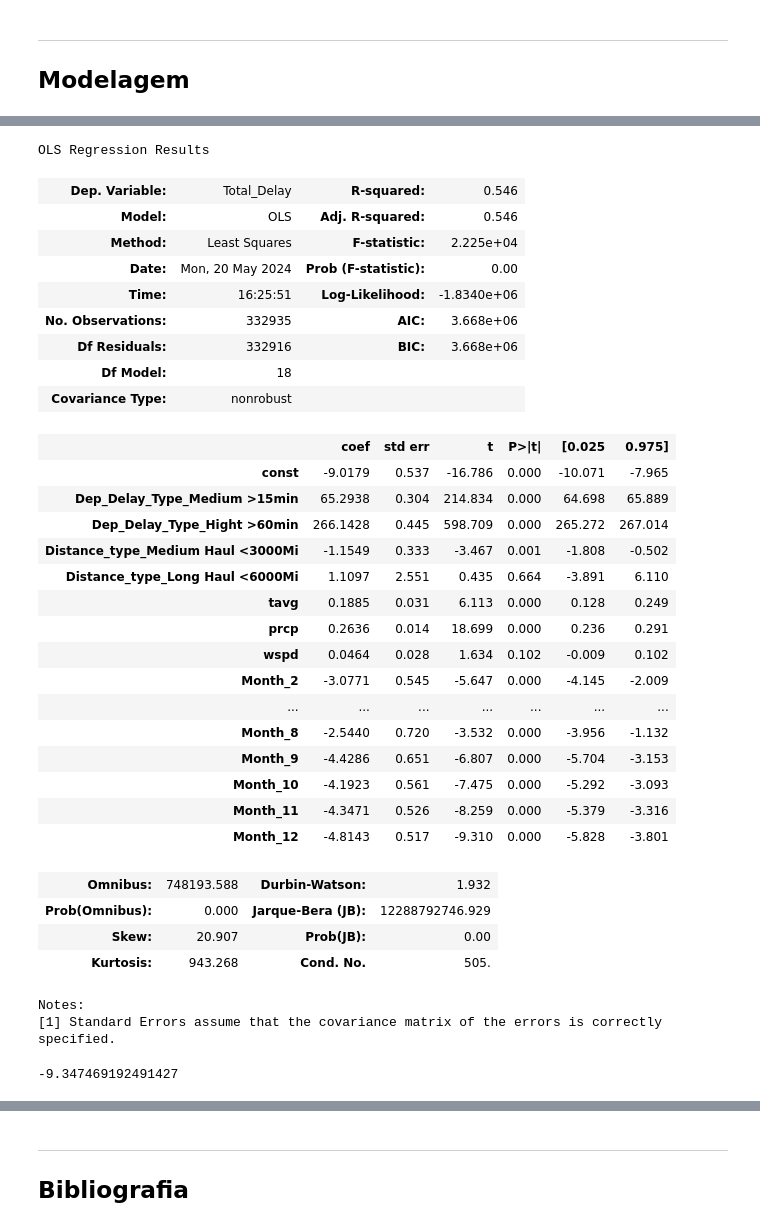
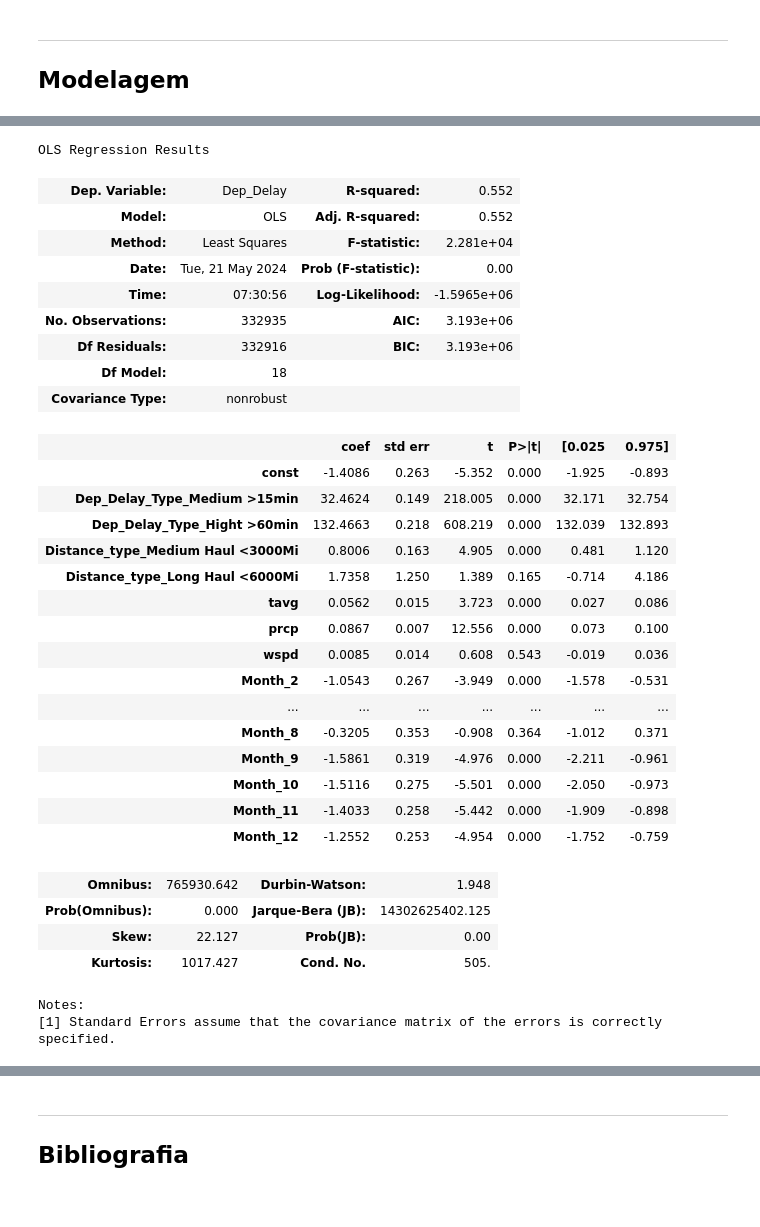
Before and after one commit to thomaskmk/cdados-3, a Jupyter notebook: teste.ipynb, the cells around one changed output, grey strips where cells are left out. Saved outputs shown, nothing was run; the diff lists cells and outputs as text; code cells hidden in the pictures.

Commit message:
outros modelos

```diff
--- a/teste.ipynb
+++ b/teste.ipynb
@@ -432,3 +429,6 @@ plt.show()
 # %% [markdown]
 ----
 ## Modelagem
+# %%
+dados_quant = dados[['Dep_Delay','Dep_Delay_Type_Medium >15min', 'Dep_Delay_Type_Hight >60min', 'Distance_type_Medium Haul <3000Mi', 'Distance_type_Long Haul <6000Mi', 'tavg', 'prcp', 'wspd', 'Month_2', 'Month_3', 'Month_4', 'Month_5', 'Month_6', 'Month_7','Month_8', 'Month_9', 'Month_10', 'Month_11', 'Month_12']]
+dados_quant.head(5)
@@ -435,40 +442,40 @@ plt.show()
 # %%
-X = dados_quant.drop('Total_Delay', axis=1)
-Y = dados_quant['Total_Delay']
+X = dados_quant.drop('Dep_Delay', axis=1)
+Y = dados_quant['Dep_Delay']
 
 results = regress(Y, X)
 results.summary()
 # %% [output]
 OLS Regression Results
-| Dep. Variable: | Total_Delay | R-squared: | 0.546 |
-| Model: | OLS | Adj. R-squared: | 0.546 |
-| Method: | Least Squares | F-statistic: | 2.225e+04 |
-| Date: | Mon, 20 May 2024 | Prob (F-statistic): | 0.00 |
-| Time: | 16:25:51 | Log-Likelihood: | -1.8340e+06 |
-| No. Observations: | 332935 | AIC: | 3.668e+06 |
-| Df Residuals: | 332916 | BIC: | 3.668e+06 |
+| Dep. Variable: | Dep_Delay | R-squared: | 0.552 |
+| Model: | OLS | Adj. R-squared: | 0.552 |
+| Method: | Least Squares | F-statistic: | 2.281e+04 |
+| Date: | Tue, 21 May 2024 | Prob (F-statistic): | 0.00 |
+| Time: | 07:30:56 | Log-Likelihood: | -1.5965e+06 |
+| No. Observations: | 332935 | AIC: | 3.193e+06 |
+| Df Residuals: | 332916 | BIC: | 3.193e+06 |
 | Df Model: | 18 |  |  |
 | Covariance Type: | nonrobust |  |  |
 |  | coef | std err | t | P>|t| | [0.025 | 0.975] |
-| const | -9.0179 | 0.537 | -16.786 | 0.000 | -10.071 | -7.965 |
-| Dep_Delay_Type_Medium >15min | 65.2938 | 0.304 | 214.834 | 0.000 | 64.698 | 65.889 |
-| Dep_Delay_Type_Hight >60min | 266.1428 | 0.445 | 598.709 | 0.000 | 265.272 | 267.014 |
-| Distance_type_Medium Haul <3000Mi | -1.1549 | 0.333 | -3.467 | 0.001 | -1.808 | -0.502 |
-| Distance_type_Long Haul <6000Mi | 1.1097 | 2.551 | 0.435 | 0.664 | -3.891 | 6.110 |
-| tavg | 0.1885 | 0.031 | 6.113 | 0.000 | 0.128 | 0.249 |
-| prcp | 0.2636 | 0.014 | 18.699 | 0.000 | 0.236 | 0.291 |
-| wspd | 0.0464 | 0.028 | 1.634 | 0.102 | -0.009 | 0.102 |
-| Month_2 | -3.0771 | 0.545 | -5.647 | 0.000 | -4.145 | -2.009 |
+| const | -1.4086 | 0.263 | -5.352 | 0.000 | -1.925 | -0.893 |
+| Dep_Delay_Type_Medium >15min | 32.4624 | 0.149 | 218.005 | 0.000 | 32.171 | 32.754 |
+| Dep_Delay_Type_Hight >60min | 132.4663 | 0.218 | 608.219 | 0.000 | 132.039 | 132.893 |
+| Distance_type_Medium Haul <3000Mi | 0.8006 | 0.163 | 4.905 | 0.000 | 0.481 | 1.120 |
+| Distance_type_Long Haul <6000Mi | 1.7358 | 1.250 | 1.389 | 0.165 | -0.714 | 4.186 |
+| tavg | 0.0562 | 0.015 | 3.723 | 0.000 | 0.027 | 0.086 |
+| prcp | 0.0867 | 0.007 | 12.556 | 0.000 | 0.073 | 0.100 |
+| wspd | 0.0085 | 0.014 | 0.608 | 0.543 | -0.019 | 0.036 |
+| Month_2 | -1.0543 | 0.267 | -3.949 | 0.000 | -1.578 | -0.531 |
 | ... | ... | ... | ... | ... | ... | ... |
-| Month_8 | -2.5440 | 0.720 | -3.532 | 0.000 | -3.956 | -1.132 |
-| Month_9 | -4.4286 | 0.651 | -6.807 | 0.000 | -5.704 | -3.153 |
-| Month_10 | -4.1923 | 0.561 | -7.475 | 0.000 | -5.292 | -3.093 |
-| Month_11 | -4.3471 | 0.526 | -8.259 | 0.000 | -5.379 | -3.316 |
-| Month_12 | -4.8143 | 0.517 | -9.310 | 0.000 | -5.828 | -3.801 |
+| Month_8 | -0.3205 | 0.353 | -0.908 | 0.364 | -1.012 | 0.371 |
+| Month_9 | -1.5861 | 0.319 | -4.976 | 0.000 | -2.211 | -0.961 |
+| Month_10 | -1.5116 | 0.275 | -5.501 | 0.000 | -2.050 | -0.973 |
+| Month_11 | -1.4033 | 0.258 | -5.442 | 0.000 | -1.909 | -0.898 |
+| Month_12 | -1.2552 | 0.253 | -4.954 | 0.000 | -1.752 | -0.759 |
-| Omnibus: | 748193.588 | Durbin-Watson: | 1.932 |
-| Prob(Omnibus): | 0.000 | Jarque-Bera (JB): | 12288792746.929 |
-| Skew: | 20.907 | Prob(JB): | 0.00 |
-| Kurtosis: | 943.268 | Cond. No. | 505. |
+| Omnibus: | 765930.642 | Durbin-Watson: | 1.948 |
+| Prob(Omnibus): | 0.000 | Jarque-Bera (JB): | 14302625402.125 |
+| Skew: | 22.127 | Prob(JB): | 0.00 |
+| Kurtosis: | 1017.427 | Cond. No. | 505. |
 Notes:
 [1] Standard Errors assume that the covariance matrix of the errors is correctly specified.
 # %%
@@ -486,7 +495,3 @@ Y = dados_quant['Total_Delay']
 reg_model = linear_model.LinearRegression()
 reg_model = LinearRegression().fit(X_train, Y_train)
-# %%
-print(reg_model.intercept_)
-# %% [output]
--9.347469192491427
 # %%
```
Also changed, not shown: parts of 11 cells of this notebook.
